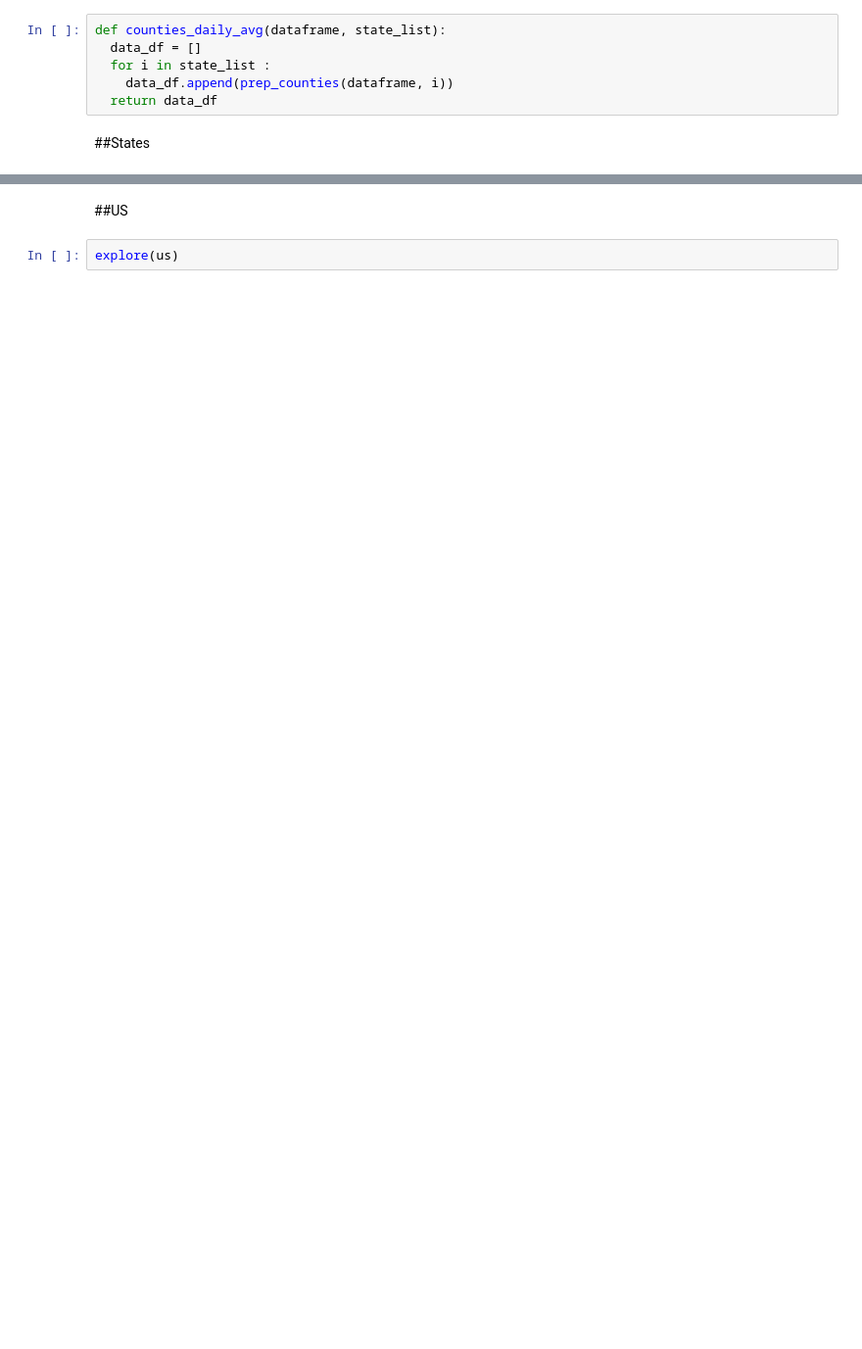
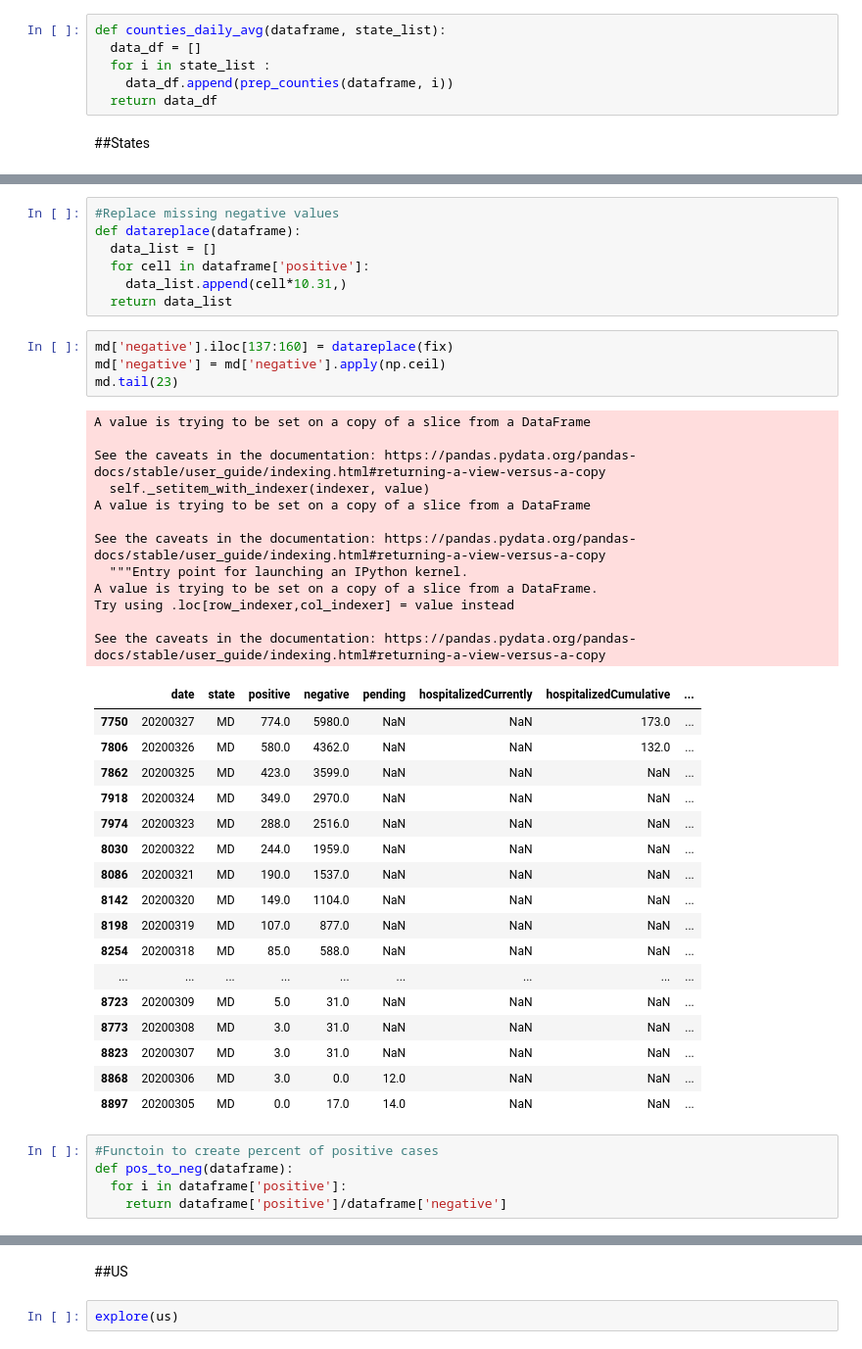
Before and after one commit to JoshuaHaga/Covid_19_sprint_1_buildwk, a Jupyter notebook: Covid_19_analysis.ipynb, the cells around one changed output, grey strips where cells are left out. Shown at 98% size. Saved outputs shown, nothing was run; the diff lists cells and outputs as text; blank space fills up the shorter version.

```diff
--- a/Covid_19_analysis.ipynb
+++ b/Covid_19_analysis.ipynb
@@ -369,0 +450,46 @@ md['positive'].plot(figsize=(10,10))
+# %%
+#Replace missing negative values
+def datareplace(dataframe):
+  data_list = []
+  for cell in dataframe['positive']:
+    data_list.append(cell*10.31,)
+  return data_list
+# %%
+md['negative'].iloc[137:160] = datareplace(fix)
+md['negative'] = md['negative'].apply(np.ceil)
+md.tail(23)
+# %% [output]
+A value is trying to be set on a copy of a slice from a DataFrame
+
+See the caveats in the documentation: https://pandas.pydata.org/pandas-docs/stable/user_guide/indexing.html#returning-a-view-versus-a-copy
+  self._setitem_with_indexer(indexer, value)
+A value is trying to be set on a copy of a slice from a DataFrame
+
+See the caveats in the documentation: https://pandas.pydata.org/pandas-docs/stable/user_guide/indexing.html#returning-a-view-versus-a-copy
+  """Entry point for launching an IPython kernel.
+A value is trying to be set on a copy of a slice from a DataFrame.
+Try using .loc[row_indexer,col_indexer] = value instead
+
+See the caveats in the documentation: https://pandas.pydata.org/pandas-docs/stable/user_guide/indexing.html#returning-a-view-versus-a-copy
+|  | date | state | positive | negative | pending | hospitalizedCurrently | hospitalizedCumulative | ... |
+| 7750 | 20200327 | MD | 774.0 | 5980.0 | NaN | NaN | 173.0 | ... |
+| 7806 | 20200326 | MD | 580.0 | 4362.0 | NaN | NaN | 132.0 | ... |
+| 7862 | 20200325 | MD | 423.0 | 3599.0 | NaN | NaN | NaN | ... |
+| 7918 | 20200324 | MD | 349.0 | 2970.0 | NaN | NaN | NaN | ... |
+| 7974 | 20200323 | MD | 288.0 | 2516.0 | NaN | NaN | NaN | ... |
+| 8030 | 20200322 | MD | 244.0 | 1959.0 | NaN | NaN | NaN | ... |
+| 8086 | 20200321 | MD | 190.0 | 1537.0 | NaN | NaN | NaN | ... |
+| 8142 | 20200320 | MD | 149.0 | 1104.0 | NaN | NaN | NaN | ... |
+| 8198 | 20200319 | MD | 107.0 | 877.0 | NaN | NaN | NaN | ... |
+| 8254 | 20200318 | MD | 85.0 | 588.0 | NaN | NaN | NaN | ... |
+| ... | ... | ... | ... | ... | ... | ... | ... | ... |
+| 8723 | 20200309 | MD | 5.0 | 31.0 | NaN | NaN | NaN | ... |
+| 8773 | 20200308 | MD | 3.0 | 31.0 | NaN | NaN | NaN | ... |
+| 8823 | 20200307 | MD | 3.0 | 31.0 | NaN | NaN | NaN | ... |
+| 8868 | 20200306 | MD | 3.0 | 0.0 | 12.0 | NaN | NaN | ... |
+| 8897 | 20200305 | MD | 0.0 | 17.0 | 14.0 | NaN | NaN | ... |
+# %%
+#Functoin to create percent of positive cases
+def pos_to_neg(dataframe):
+  for i in dataframe['positive']:
+    return dataframe['positive']/dataframe['negative']
```
Also changed, not shown: parts of 17 cells of this notebook.
